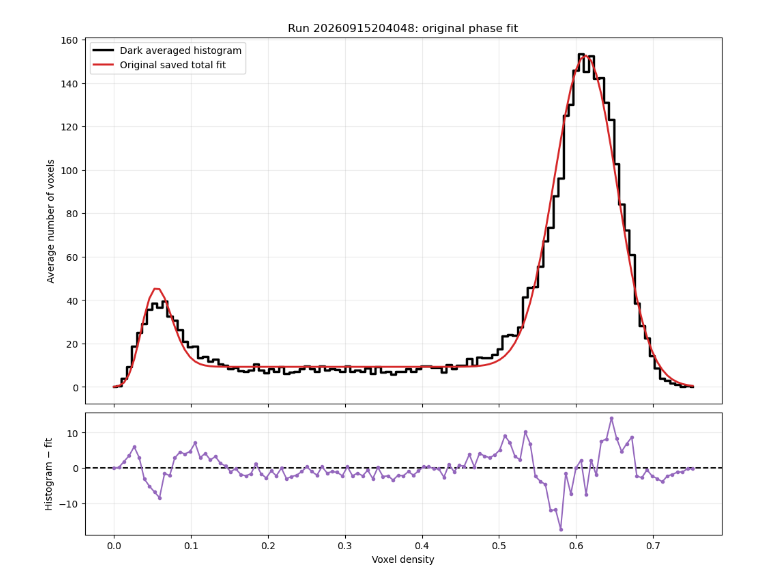
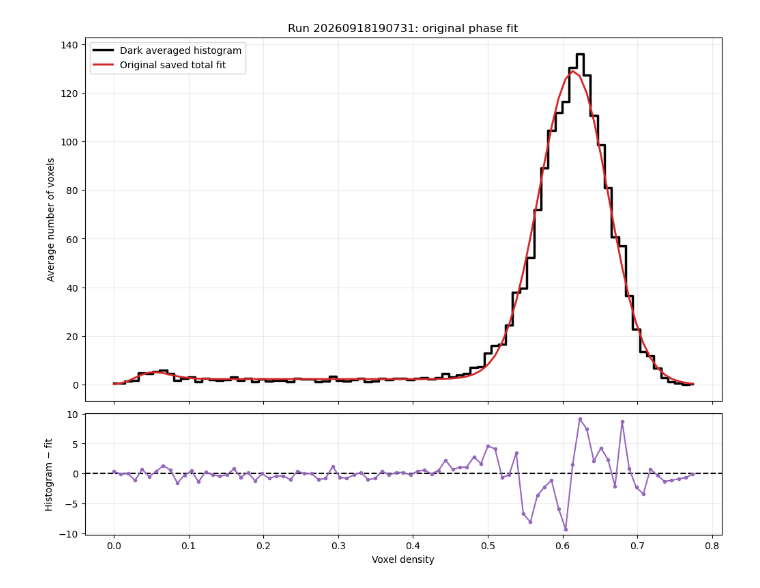
Before and after one commit to SBC-Collaboration/MDsims, a Jupyter notebook: VoxelFit.ipynb, the cells around one changed output. Saved outputs shown, nothing was run; the diff lists cells and outputs as text; code cells hidden in the pictures.

```diff
--- a/VoxelFit.ipynb
+++ b/VoxelFit.ipynb
@@ -74,7 +1,18 @@ Voxel volume: 151.704
 # %%
 import numpy as np
 import matplotlib.pyplot as plt
+from md_Helpers.voxel_fit import averaged_trajectory_voxel_histogram
 
+
+import importlib
+import md_Helpers
+
+importlib.reload(md_Helpers)
+
+from md_Helpers import open_run
+
+
+run = open_run("20260918190731")
 saved_fit = run._phase_fit_attributes()
 
 required = ["density_axis", "observed_counts", "model_counts"]
@@ -97,31 +35,31 @@ fig, (ax_fit, ax_resid) = plt.subplots(
     2, 1,
     figsize=(10, 8),
     sharex=True,
     gridspec_kw={"height_ratios": [3, 1]},
     constrained_layout=True,
 )
 
 ax_fit.step(
     density, observed,
     where="mid", color="black", linewidth=2.5,
     label="Dark averaged histogram",
 )
 ax_fit.plot(
     density, model,
     color="tab:red", linewidth=2,
     label="Original saved total fit",
 )
 ax_fit.set_ylabel("Average number of voxels")
 ax_fit.set_title(f"Run {run.run_id}: original phase fit")
 ax_fit.grid(alpha=0.25)
 ax_fit.legend()
 
 ax_resid.axhline(0, color="black", linestyle="--")
 ax_resid.plot(density, residual, "o-", markersize=3, color="tab:purple")
 ax_resid.set_xlabel("Voxel density")
 ax_resid.set_ylabel("Histogram − fit")
 ax_resid.grid(alpha=0.25)
 
 plt.show()
 # %% [output]
-[figure, old version]
+[figure, new version]
```
Also changed, not shown: parts of 7 cells of this notebook, 17 other files.
